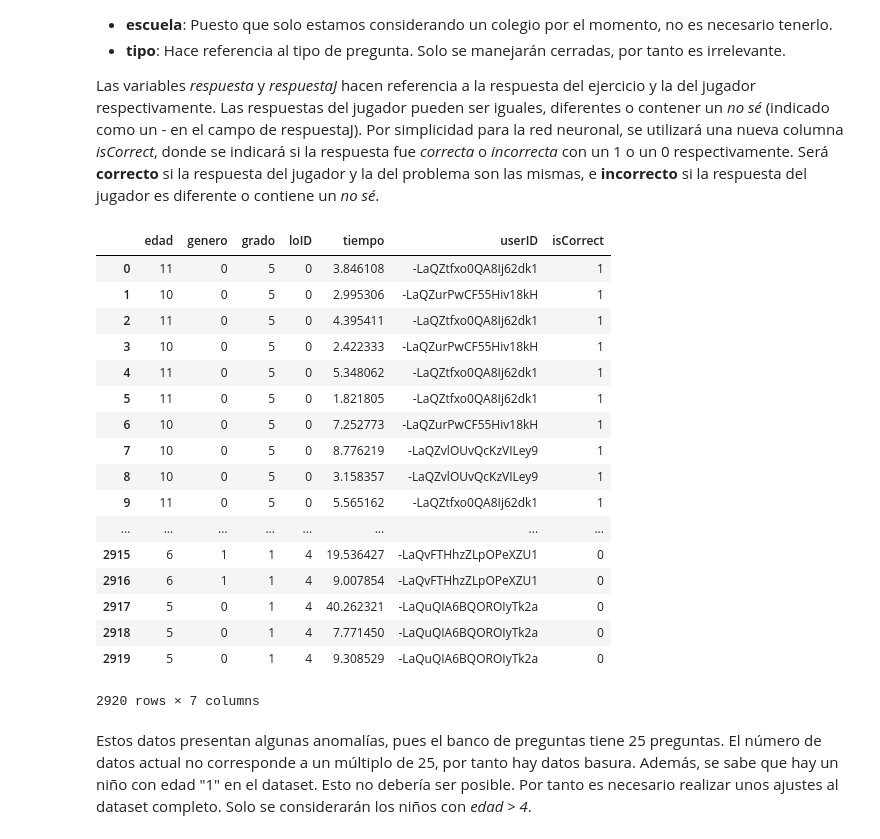
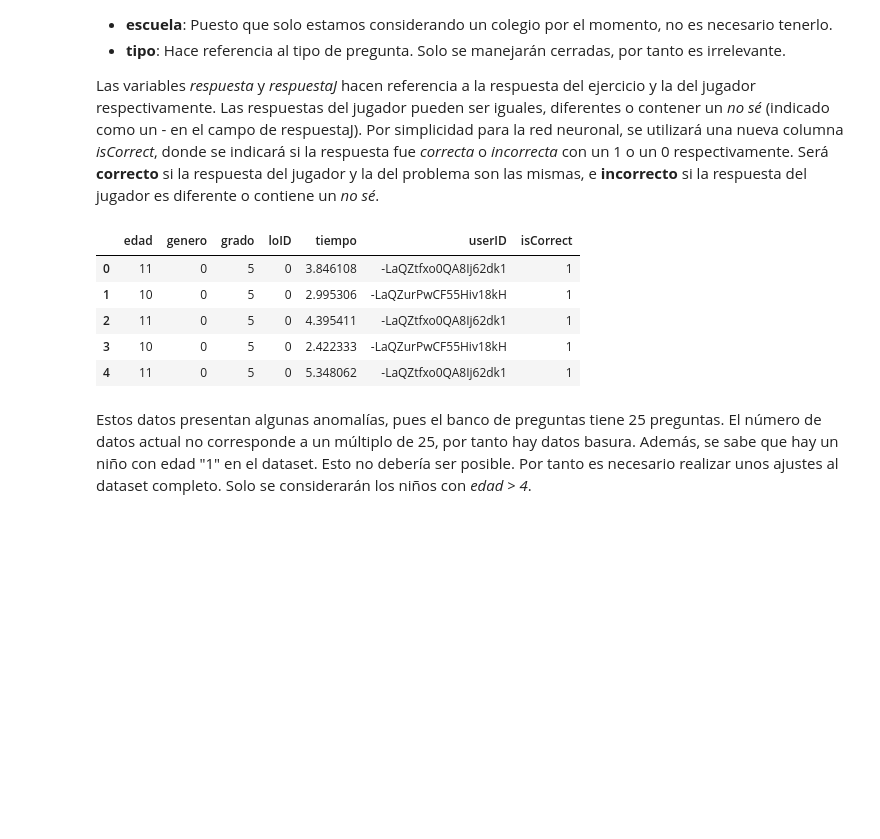
Before and after one commit to Schurches/PFSumasNN, a Jupyter notebook: DataAnalytics.ipynb, the cells around one changed output. Saved outputs shown, nothing was run; the diff lists cells and outputs as text; code cells hidden in the pictures; blank space fills up the shorter version.

```diff
--- a/DataAnalytics.ipynb
+++ b/DataAnalytics.ipynb
@@ -65,32 +54,20 @@ Las variables _respuesta_ y _respuestaJ_ hacen referencia a la respuesta del eje
 # %%
 def isAnswerCorrect(df):
     df['respuesta'] = df['respuesta'].apply(str)
     isCorrect = (df['respuesta'] == df['respuestaJ']);
     return 1*isCorrect;
 
 isCorrectColumn = isAnswerCorrect(hartfortDF);
 hartfortDF['isCorrect'] = isCorrectColumn;
 hartfortDF = hartfortDF.drop(labels=['id','escuela','problema','respuesta','respuestaJ','tipo'],axis=1)
-hartfortDF
+hartfortDF.head(5)
 # %% [output]
 |  | edad | genero | grado | loID | tiempo | userID | isCorrect |
 | 0 | 11 | 0 | 5 | 0 | 3.846108 | -LaQZtfxo0QA8Ij62dk1 | 1 |
 | 1 | 10 | 0 | 5 | 0 | 2.995306 | -LaQZurPwCF55Hiv18kH | 1 |
 | 2 | 11 | 0 | 5 | 0 | 4.395411 | -LaQZtfxo0QA8Ij62dk1 | 1 |
 | 3 | 10 | 0 | 5 | 0 | 2.422333 | -LaQZurPwCF55Hiv18kH | 1 |
 | 4 | 11 | 0 | 5 | 0 | 5.348062 | -LaQZtfxo0QA8Ij62dk1 | 1 |
-| 5 | 11 | 0 | 5 | 0 | 1.821805 | -LaQZtfxo0QA8Ij62dk1 | 1 |
-| 6 | 10 | 0 | 5 | 0 | 7.252773 | -LaQZurPwCF55Hiv18kH | 1 |
-| 7 | 10 | 0 | 5 | 0 | 8.776219 | -LaQZvlOUvQcKzVILey9 | 1 |
-| 8 | 10 | 0 | 5 | 0 | 3.158357 | -LaQZvlOUvQcKzVILey9 | 1 |
-| 9 | 11 | 0 | 5 | 0 | 5.565162 | -LaQZtfxo0QA8Ij62dk1 | 1 |
-| ... | ... | ... | ... | ... | ... | ... | ... |
-| 2915 | 6 | 1 | 1 | 4 | 19.536427 | -LaQvFTHhzZLpOPeXZU1 | 0 |
-| 2916 | 6 | 1 | 1 | 4 | 9.007854 | -LaQvFTHhzZLpOPeXZU1 | 0 |
-| 2917 | 5 | 0 | 1 | 4 | 40.262321 | -LaQuQIA6BQOROIyTk2a | 0 |
-| 2918 | 5 | 0 | 1 | 4 | 7.771450 | -LaQuQIA6BQOROIyTk2a | 0 |
-| 2919 | 5 | 0 | 1 | 4 | 9.308529 | -LaQuQIA6BQOROIyTk2a | 0 |
-2920 rows × 7 columns
 # %% [markdown]
 Estos datos presentan algunas anomalías, pues el banco de preguntas tiene 25 preguntas. El número de datos actual no corresponde a un múltiplo de 25, por tanto hay datos basura. Además, se sabe que hay un niño con edad "1" en el dataset. Esto no debería ser posible. Por tanto es necesario realizar unos ajustes al dataset completo. Solo se considerarán los niños con _edad > 4_.
 # %%
```
Also changed, not shown: parts of 25 cells of this notebook, 5 other files.
